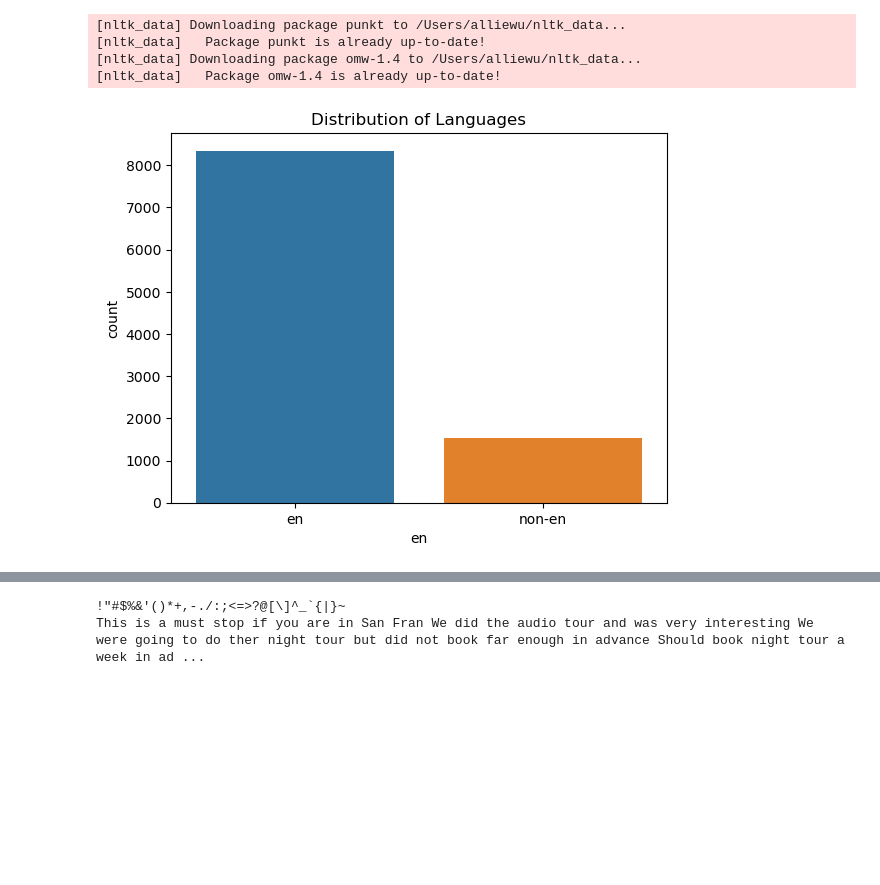
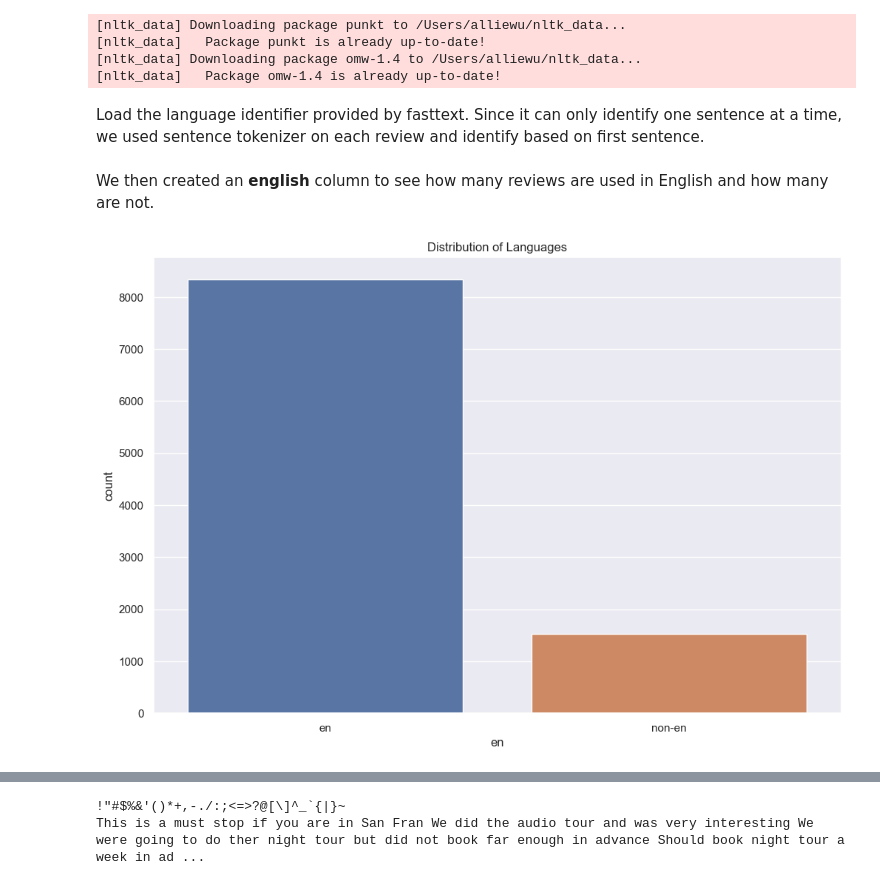
Before and after one commit to yanyuchen/sentiment-analysis, a Jupyter notebook: ipynb/eda.ipynb, the cells around one changed output, grey strips where cells are left out. Saved outputs shown, nothing was run; the diff lists cells and outputs as text; code cells hidden in the pictures; blank space fills up the shorter version.

```diff
--- a/ipynb/eda.ipynb
+++ b/ipynb/eda.ipynb
@@ -255,6 +309,8 @@ from wordcloud import WordCloud
 [nltk_data]   Package punkt is already up-to-date!
 [nltk_data] Downloading package omw-1.4 to /Users/alliewu/nltk_data...
 [nltk_data]   Package omw-1.4 is already up-to-date!
+# %% [markdown]
+Load the language identifier provided by fasttext. Since it can only identify one sentence at a time, we used sentence tokenizer on each review and identify based on first sentence.
 # %%
 # Load the pretrained fasttext model
 model = fasttext.load_model('../fasttext/lid.176.bin')
@@ -271,14 +327,18 @@ for text in review_all['review']:
       langs.append('en')
     #print(lang)
 review_all['language'] = langs
+# %% [markdown]
+We then created an **english** column to see how many reviews are used in English and how many are not.
 # %%
 # create an english column
 get_eng = lambda x: 'en' if x == 'en' else 'non-en'
 review_all['en'] = review_all['language'].apply(get_eng)
 # %%
+# create bar plot for # of english or non english reviews
+sns.set(rc={'figure.figsize':(12,8)})
 sns.countplot(x='en', data=review_all)
 plt.title('Distribution of Languages')
 plt.show()
 # %% [output]
-[figure, old version]
+[figure, new version]
 # %%
```
Also changed, not shown: parts of 78 cells of this notebook.
